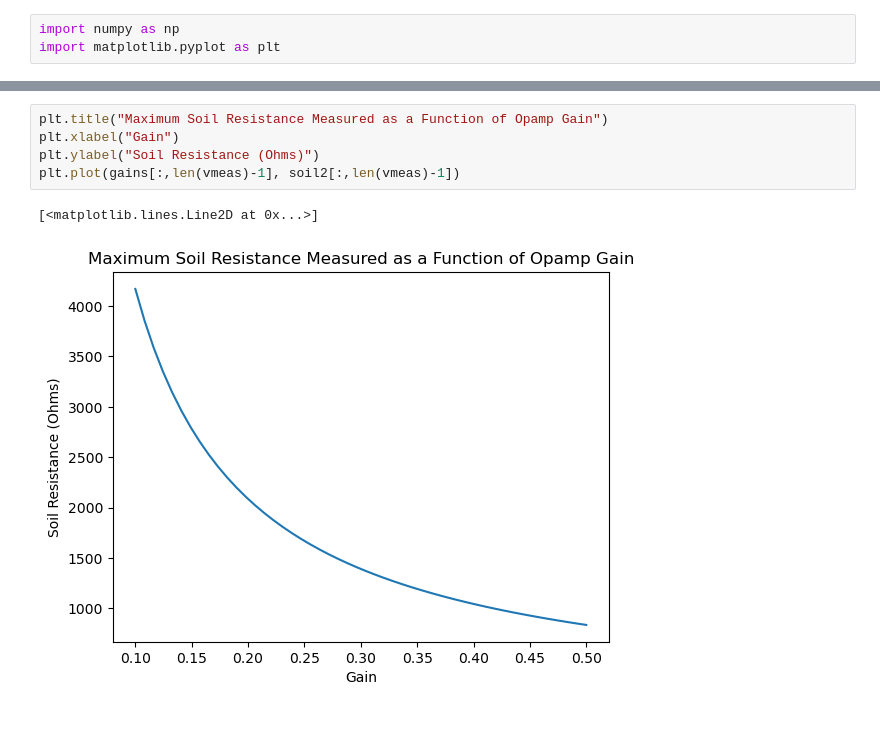
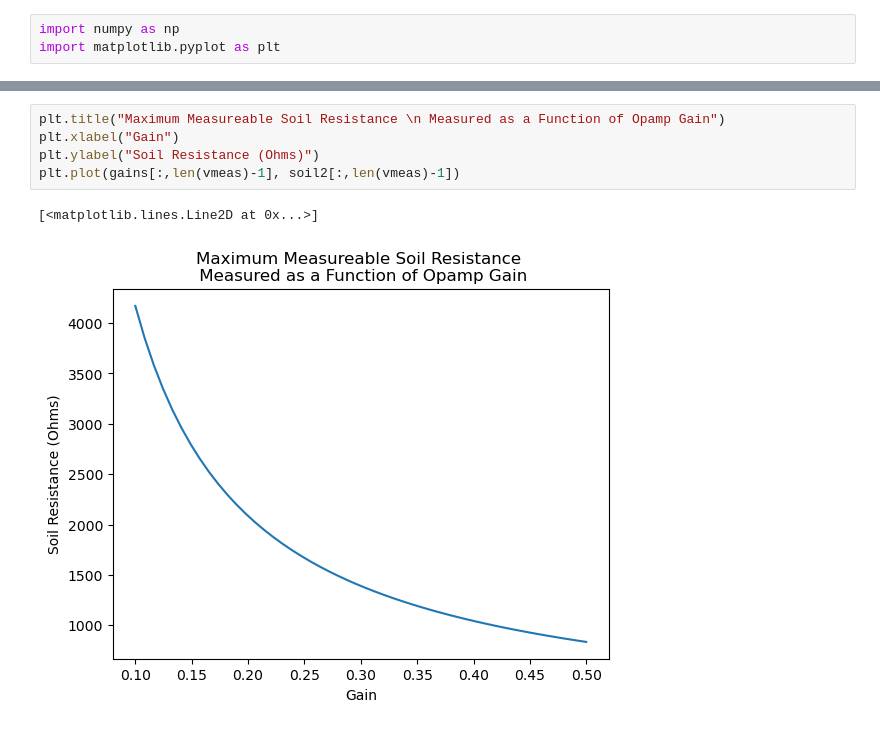
Before and after one commit to GarimaPrabhakar/bert-practice, a Jupyter notebook: tryingstuff/meas_board.ipynb, the cells around one changed output, grey strips where cells are left out. Saved outputs shown, nothing was run; the diff lists cells and outputs as text.

```diff
--- a/tryingstuff/meas_board.ipynb
+++ b/tryingstuff/meas_board.ipynb
@@ -106,9 +111,9 @@ Text(0, 0.5, 'Soil Resistance (Ohms)')
 # %%
-plt.title("Maximum Soil Resistance Measured as a Function of Opamp Gain")
+plt.title("Maximum Measureable Soil Resistance \n Measured as a Function of Opamp Gain")
 plt.xlabel("Gain")
 plt.ylabel("Soil Resistance (Ohms)")
 plt.plot(gains[:,len(vmeas)-1], soil2[:,len(vmeas)-1])
 # %% [output]
 [<matplotlib.lines.Line2D at 0x...>]
-[figure, old version]
+[figure, new version]
 # %%
```
Also changed, not shown: parts of 10 cells of this notebook, 1 other file.
